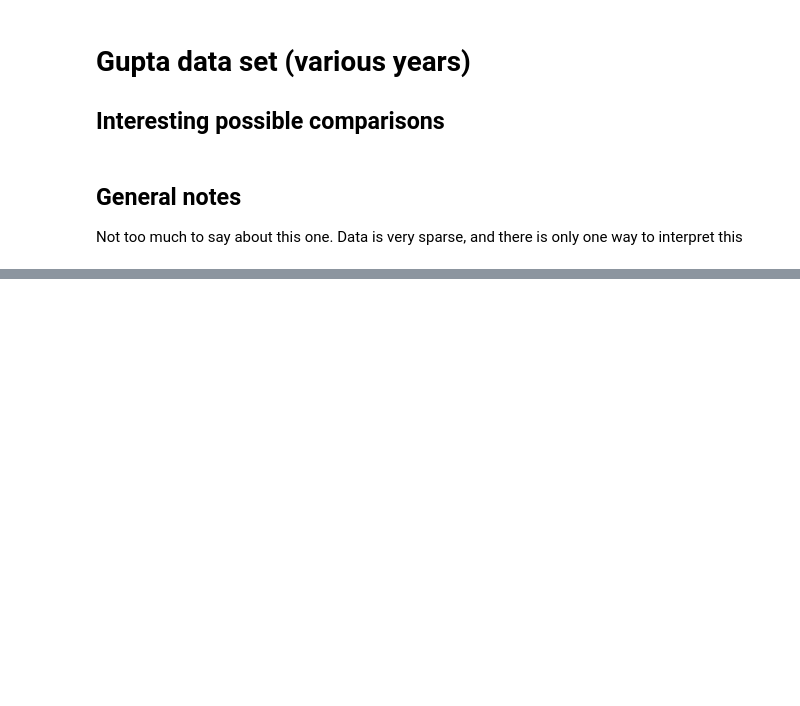
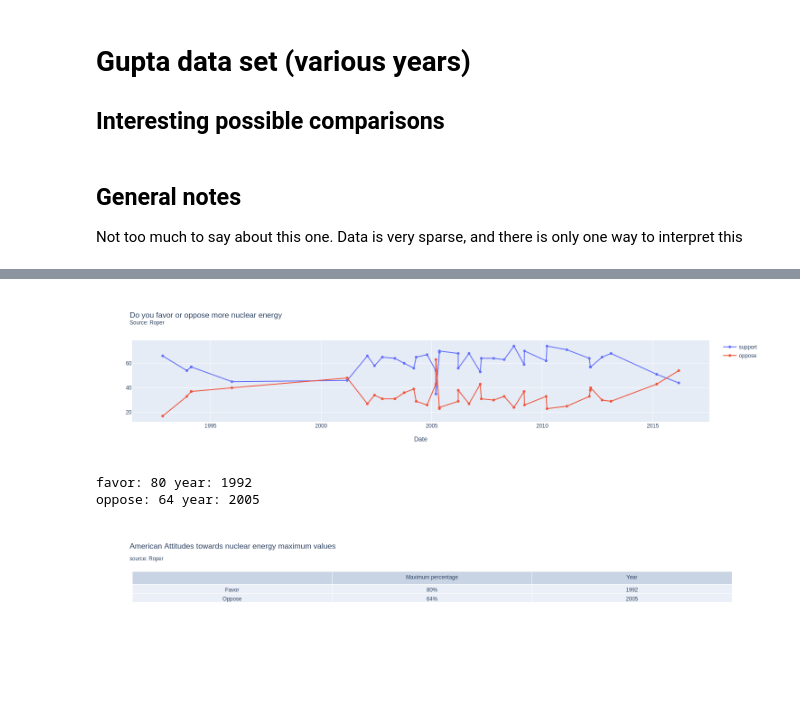
Before and after one commit to ekirchman/Capstone-notebooks, a Jupyter notebook: Gupta.ipynb, the cells around one changed output, grey strips where cells are left out. Cells and saved outputs as stored; diff of their text form; code cells hidden in the pictures; blank space fills up the shorter version.

```diff
--- a/Gupta.ipynb
+++ b/Gupta.ipynb
@@ -59,3 +124,24 @@ fig.show()
+# %%
+import plotly.express as px
+#type(df3['date'].iloc[1])
+s= "Do you favor or oppose more nuclear energy"
+# df4 = df_date.sort_values(by=['date']).copy()
+source = df4['firm'].iloc[0].title()
+title = s + "<br><sup>Source: " + source + "<sup>"
+
+support_df = df4.copy()
+resultdf2=support_df.where(support_df['question'].str.contains(pat = "Overall, do you")).dropna().drop(columns='question')
+fig = px.line(resultdf2, x="date", y=["support", "oppose"], title=title, markers=True)
+fig.update_layout(yaxis_title="", xaxis_title="Date", legend_title="")
+fig.show()
+# resultdf
+#build_more_df['question'].str.contains(pat = "a")
+create_table(resultdf2)
+# %% [output]
+[figure, added]
+favor: 80 year: 1992
+oppose: 64 year: 2005
+[figure, added]
 # %%
 s2 = "Overall, do you strongly favor, somewhat favor, somewhat oppose, or strongly oppose the use of nuclear energy as one of the ways to provide electricity in the United States?"
 df5 = df_date[df_date['question'].str.contains(s2)]
```
Also changed, not shown: parts of 8 cells of this notebook, 2 other files.
